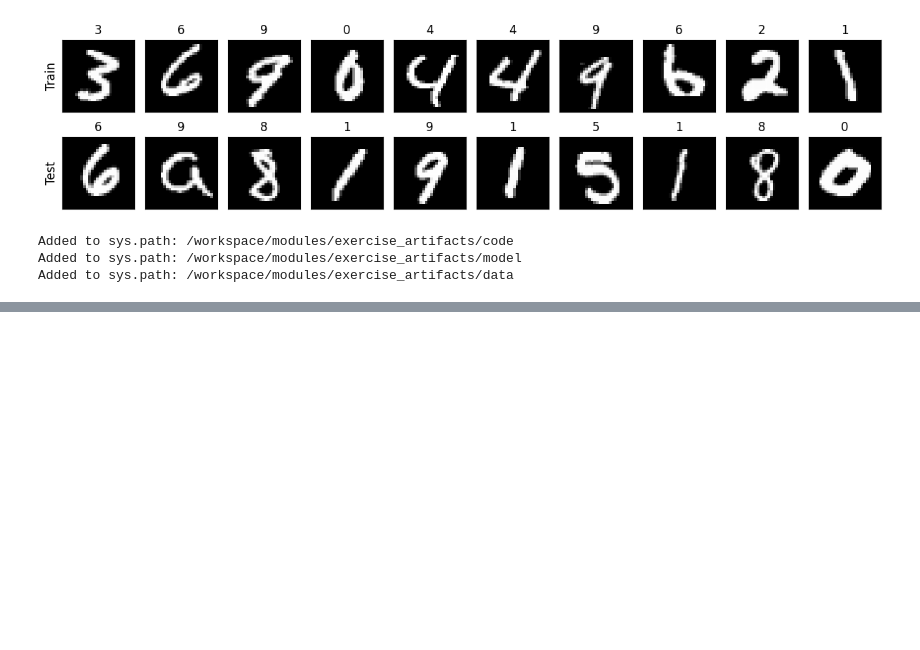
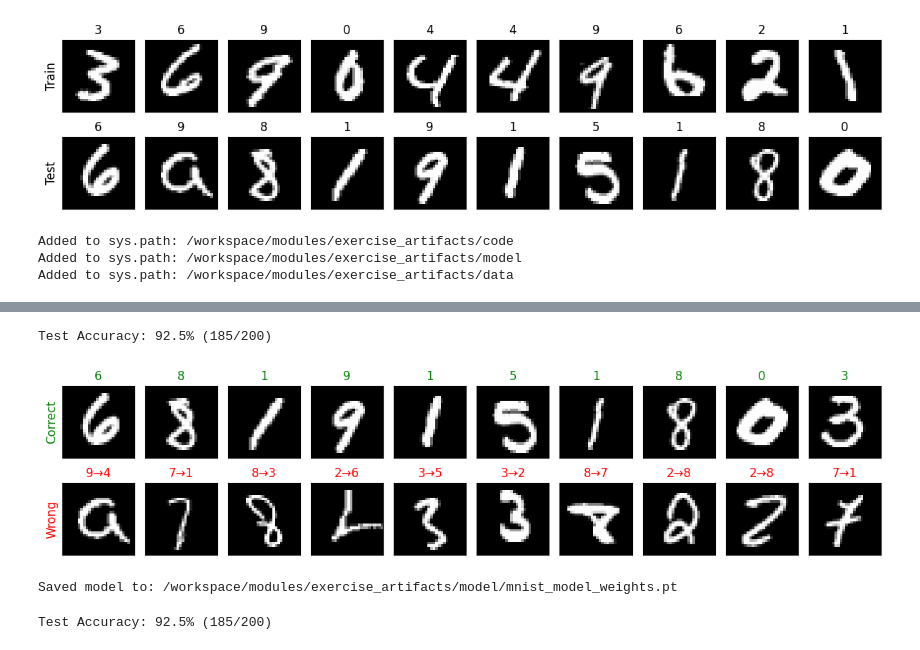
Before and after one commit to yongjunshin/Introduction_to_Software_Testing_for_Safe_AI, a Jupyter notebook: modules/02_test_coverages/exercises/03_mnist_model_training_exercise.ipynb, the cells around one changed output, grey strips where cells are left out. Cells and saved outputs as stored; diff of their text form; code cells hidden in the pictures; blank space fills up the shorter version.

Commit message:
mnist exercise

```diff
--- a/modules/02_test_coverages/exercises/03_mnist_model_training_exercise.ipynb
+++ b/modules/02_test_coverages/exercises/03_mnist_model_training_exercise.ipynb
@@ -148,0 +158,58 @@ for epoch in range(epochs):
+# %%
+# Evaluate on test set and collect correct/wrong samples
+model.eval()
+correct_samples = []  # (image, label)
+wrong_samples = []    # (image, true_label, pred_label)
+
+with torch.no_grad():
+    for images, labels in test_loader:
+        images, labels = images.to(device), labels.to(device)
+        outputs = model(images)
+        preds = outputs.argmax(1)
+
+        for img, true, pred in zip(images, labels, preds):
+            if true == pred:
+                correct_samples.append((img.cpu(), true.item()))
+            else:
+                wrong_samples.append((img.cpu(), true.item(), pred.item()))
+
+# Calculate accuracy
+test_acc = 100 * len(correct_samples) / len(test_dataset)
+print(f"Test Accuracy: {test_acc:.1f}% ({len(correct_samples)}/{len(test_dataset)})")
+# %% [output]
+Test Accuracy: 92.5% (185/200)
+# %%
+# Visualize test results
+fig, axes = plt.subplots(2, 10, figsize=(12, 3))
+
+# Correct samples (top row)
+for i in range(min(10, len(correct_samples))):
+    img, label = correct_samples[i]
+    axes[0, i].imshow(img.squeeze(), cmap='gray')
+    axes[0, i].set_title(f"{label}", color='green')
+    axes[0, i].set_xticks([])
+    axes[0, i].set_yticks([])
+
+# Wrong samples (bottom row)
+for i in range(min(10, len(wrong_samples))):
+    img, true, pred = wrong_samples[i]
+    axes[1, i].imshow(img.squeeze(), cmap='gray')
+    axes[1, i].set_title(f"{true}→{pred}", color='red')
+    axes[1, i].set_xticks([])
+    axes[1, i].set_yticks([])
+
+# Row labels
+axes[0, 0].set_ylabel("Correct", fontsize=12, color='green')
+axes[1, 0].set_ylabel("Wrong", fontsize=12, color='red')
+
+plt.tight_layout()
+plt.show()
+# %% [output]
+[figure, added]
+# %%
+SAVE_PATH = os.path.join(MODEL_DIR, "mnist_model_weights.pt")
+torch.save(model.state_dict(), SAVE_PATH)
+
+print("Saved model to:", SAVE_PATH)
+# %% [output]
+Saved model to: /workspace/modules/exercise_artifacts/model/mnist_model_weights.pt
@@ -148,0 +224,15 @@ for epoch in range(epochs):
+# %%
+# Evaluate on test set and collect correct/wrong samples
+loaded_mnist_model.eval()
+
+with torch.no_grad():
+    for images, labels in test_loader:
+        images, labels = images.to(device), labels.to(device)
+        outputs = loaded_mnist_model(images)
+        preds = outputs.argmax(1)
+
+# Calculate accuracy
+test_acc = 100 * len(correct_samples) / len(test_dataset)
+print(f"Test Accuracy: {test_acc:.1f}% ({len(correct_samples)}/{len(test_dataset)})")
+# %% [output]
+Test Accuracy: 92.5% (185/200)
```
Also changed, not shown: parts of 5 cells of this notebook, 2 other files.
